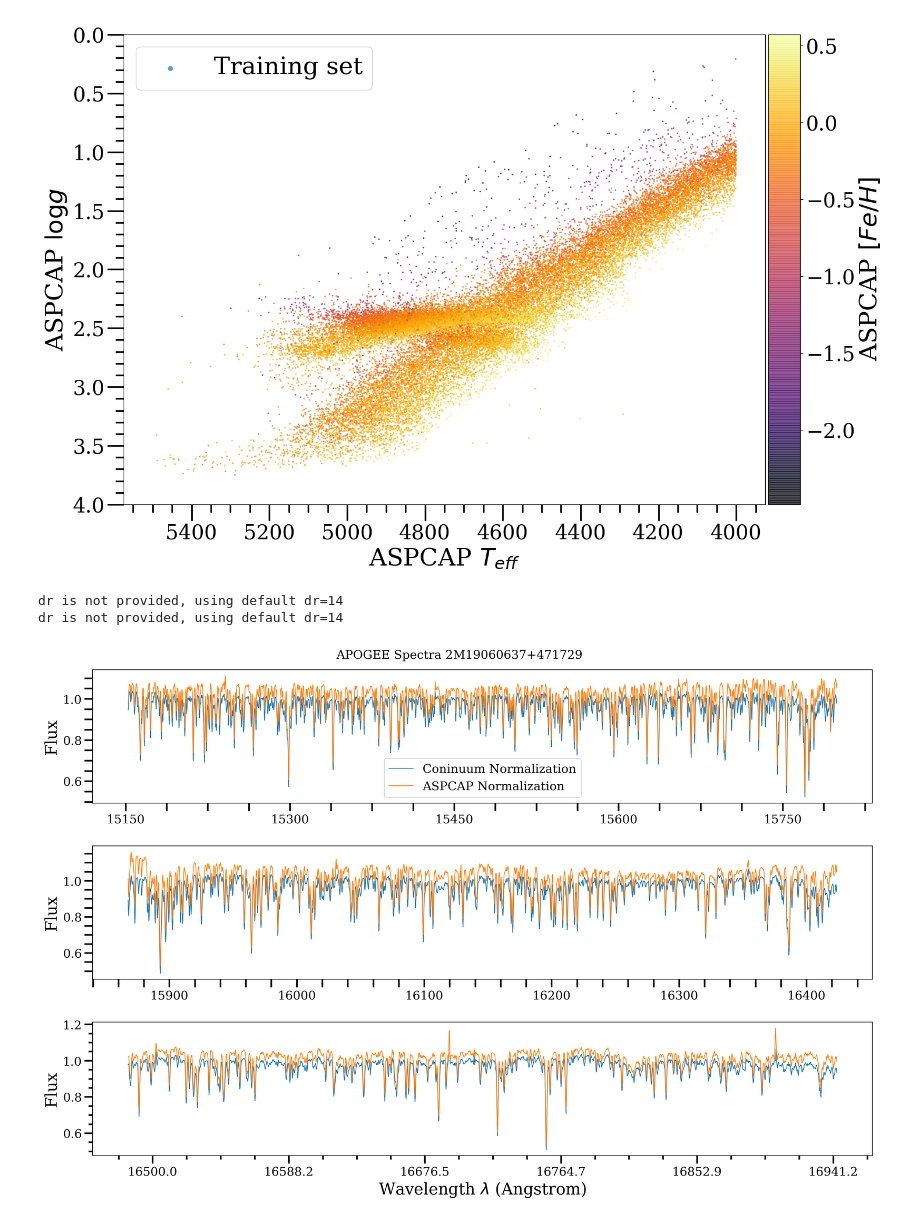
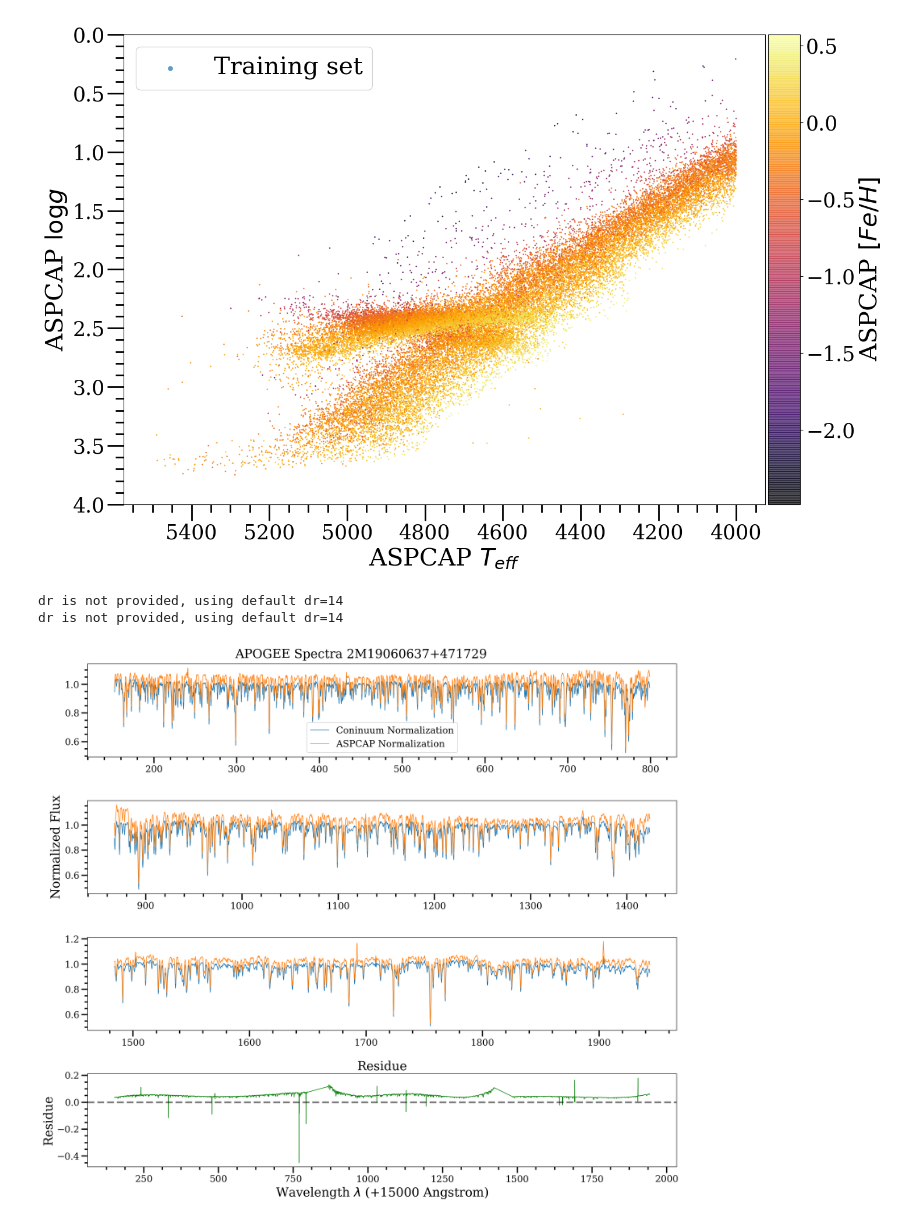
Before and after one commit to henrysky/astroNN_spectra_paper_figures, a Jupyter notebook: Datasets_Data_Reduction.ipynb, the cells around one changed output. Drawn from its saved outputs; the diff is of its cells as text; code cells hidden in the pictures.

```diff
--- a/Datasets_Data_Reduction.ipynb
+++ b/Datasets_Data_Reduction.ipynb
@@ -157,45 +157,58 @@ _normspec, _spec_err = apogee_continuum(_spec, _spec_err, bitmask=_spec_mask, ta
 spec = gap_delete(fits.getdata(combined_spectra(dr=14, location=4405, apogee="2M19060637+4717296", verbose=0)))
 
 lambda_blue, lambda_green, lambda_red = wavelength_solution(dr=14)
 
-fig = plt.figure(figsize=(15, 10), dpi=200)
+lambda_blue -= 15000
+lambda_green -= 15000
+lambda_red -= 15000
+
+fig = plt.figure(figsize=(15, 13), dpi=200)
 blue, green, red = chips_split(_normspec[0], dr=14)
 blue, green, red = blue[0], green[0], red[0]
 
 aspcap_blue, aspcap_green, aspcap_red = chips_split(spec[0], dr=14)
 aspcap_blue, aspcap_green, aspcap_red = aspcap_blue[0], aspcap_green[0], aspcap_red[0]
 
-fig.suptitle('APOGEE Spectra 2M19060637+471729', fontsize=15)
-ax1 = fig.add_subplot(311)
-ax1.set_ylabel('Flux', fontsize=20)
+fig.suptitle('APOGEE Spectra 2M19060637+471729', fontsize=20)
+ax1 = fig.add_subplot(411)
 ax1.plot(lambda_blue, blue, linewidth=0.9, label='Coninuum Normalization')
 ax1.plot(lambda_blue, aspcap_blue, linewidth=0.9, label='ASPCAP Normalization')
-ax2 = fig.add_subplot(312)
-ax2.set_ylabel('Flux', fontsize=20)
+ax2 = fig.add_subplot(412)
+ax2.set_ylabel('Normalized Flux', fontsize=20)
 ax2.plot(lambda_green, green, linewidth=0.9, label='astroNN')
 ax2.plot(lambda_green, aspcap_green, linewidth=0.9, label='ASPCAP')
-ax3 = fig.add_subplot(313)
-ax3.set_ylabel('Flux', fontsize=20)
+ax3 = fig.add_subplot(413)
 ax3.plot(lambda_red, red, linewidth=0.9, label='astroNN')
 ax3.plot(lambda_red, aspcap_red, linewidth=0.9, label='ASPCAP')
-ax3.set_xlabel(r'Wavelength $\lambda$ (Angstrom)', fontsize=20)
+ax4 = fig.add_subplot(414)
+ax4.plot(np.concatenate((lambda_blue, lambda_green, lambda_red)),
+         np.concatenate((aspcap_blue-blue, aspcap_green-green, aspcap_red-red)), linewidth=0.9, c='green')
+ax4.set_xlabel(r'Wavelength $\lambda$ (+15000 Angstrom)', fontsize=20)
+ax4.set_ylabel('Residue', fontsize=20)
+ax4.set_title('Residue', fontsize=20)
+ax4.axhline(0, ls='--', c='k', lw=3., alpha=0.5)
+
 ax1.tick_params(labelsize=15, width=2, length=10, which='major')
-ax1.tick_params(width=2, length=10, which='minor')
+ax1.tick_params(width=2, length=5, which='minor')
 ax2.tick_params(labelsize=15, width=2, length=10, which='major')
-ax2.tick_params(width=2, length=10, which='minor')
+ax2.tick_params(width=2, length=5, which='minor')
 ax3.tick_params(labelsize=15, width=2, length=10, which='major')
 ax3.tick_params(width=2, length=5, which='minor')
+ax4.tick_params(labelsize=15, width=2, length=10, which='major')
+ax4.tick_params(width=2, length=5, which='minor')
 ax1.legend(loc='best', fontsize=15)
+
 tick_spacing = 150
-ax1.xaxis.set_major_locator(ticker.MultipleLocator(tick_spacing))
-ax2.xaxis.set_major_locator(ticker.MultipleLocator(tick_spacing / 1.5))
-ax3.xaxis.set_major_locator(ticker.MultipleLocator(tick_spacing / 1.7))
+# ax1.xaxis.set_major_locator(ticker.MultipleLocator(tick_spacing))
+# ax2.xaxis.set_major_locator(ticker.MultipleLocator(tick_spacing / 1.5))
+# ax3.xaxis.set_major_locator(ticker.MultipleLocator(tick_spacing / 1.7))
 ax1.minorticks_on()
 ax2.minorticks_on()
 ax3.minorticks_on()
+ax4.minorticks_on()
 plt.tight_layout(rect=[0, 0.00, 1, 0.98])
 plt.savefig('normalization_aspcap.png')
 # %% [output]
 dr is not provided, using default dr=14
 dr is not provided, using default dr=14
-[figure, old version]
+[figure, new version]
```
Also changed, not shown: 2 other files.
